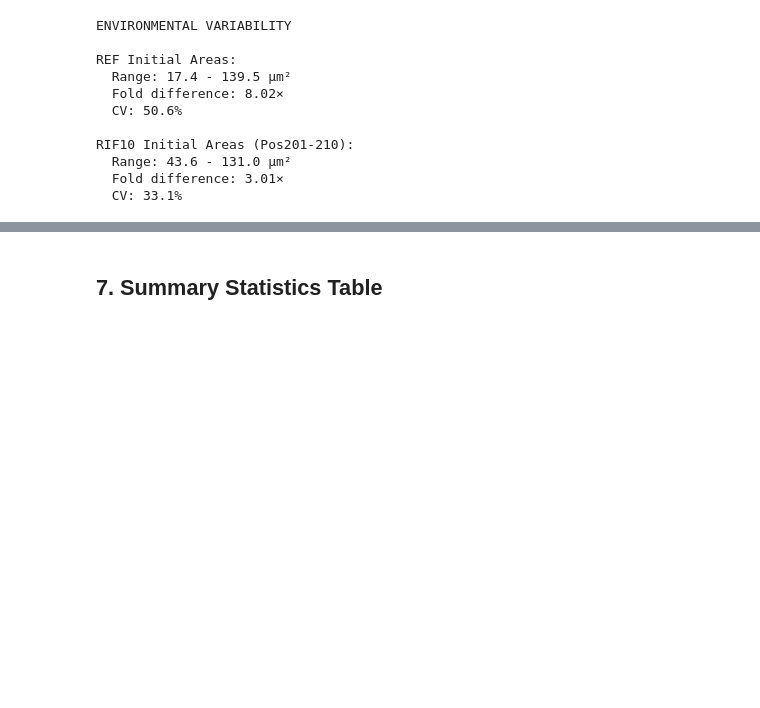
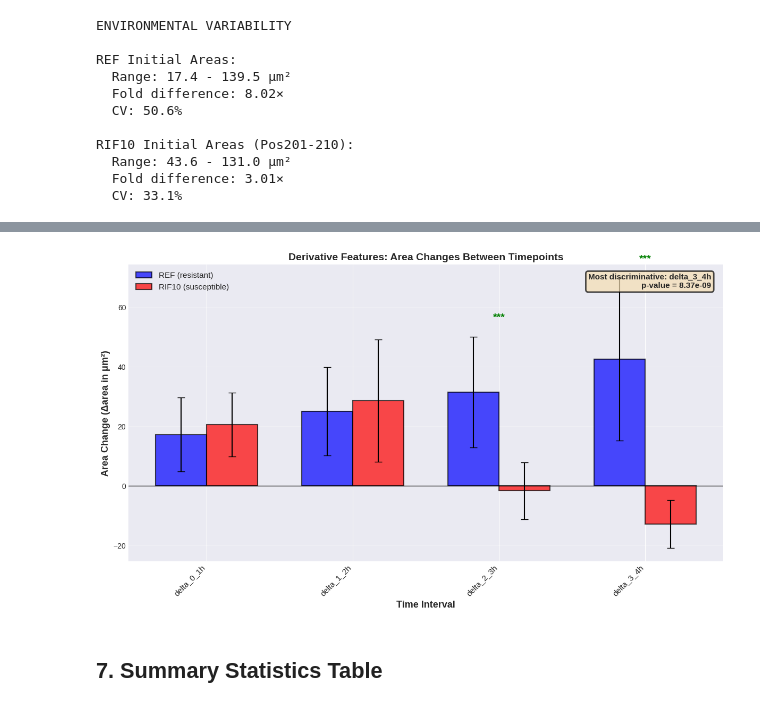
Before and after one commit to dafnespaccavento/sparse-timepoint-tb-testing, a Jupyter notebook: Data_analysis.ipynb, the cells around one changed output, grey strips where cells are left out. Saved outputs shown, nothing was run; the diff lists cells and outputs as text; code cells hidden in the pictures; blank space fills up the shorter version.

```diff
--- a/Data_analysis.ipynb
+++ b/Data_analysis.ipynb
@@ -462,0 +637,19 @@ RIF10 Initial Areas (Pos201-210):
+# %%
+from scipy.stats import ttest_ind
+
+print("STATISTICAL ANALYSIS: DERIVATIVE FEATURES")
+
+print(f"\n{'Feature':<20s} {'t-statistic':<15s} {'p-value':<15s} {'Significant?'}")
+print(f"{'-'*20} {'-'*15} {'-'*15} {'-'*12}")
+
+p_values = []
+for i in range(len(deriv_names)):
+    t_stat, p_val = ttest_ind(ref_derivatives[:, i], rif10_derivatives[:, i])
+    p_values.append(p_val)
+    significant = " YES" if p_val < 0.05 else "  No"
+    print(f"{deriv_names[i]:<20s} {t_stat:>14.3f}  {p_val:>14.4f}  {significant}")
+
+best_feature_idx = np.argmin(p_values)
+best_feature_name = deriv_names[best_feature_idx]
+
+print(f"\n Most discriminative feature: {best_feature_name} (p={p_values[best_feature_idx]:.2e})")
@@ -463,3 +667,55 @@ RIF10 Initial Areas (Pos201-210):
+# %%
+# VISUALIZATION: DERIVATIVE FEATURES
+
+fig, ax = plt.subplots(figsize=(12, 7))
+
+# Calculate statistics
+x_pos = np.arange(len(deriv_names))
+ref_means = ref_derivatives.mean(axis=0)
+rif10_means = rif10_derivatives.mean(axis=0)
+ref_stds = ref_derivatives.std(axis=0)
+rif10_stds = rif10_derivatives.std(axis=0)
+
+width = 0.35
+
+# Create bars
+bars1 = ax.bar(x_pos - width/2, ref_means, width, yerr=ref_stds,
+               label='REF (resistant)', color='blue', alpha=0.7,
+               capsize=5, edgecolor='black', linewidth=1.5)
+bars2 = ax.bar(x_pos + width/2, rif10_means, width, yerr=rif10_stds,
+               label='RIF10 (susceptible)', color='red', alpha=0.7,
+               capsize=5, edgecolor='black', linewidth=1.5)
+
+# Highlight statistically significant features
+for i, (name, p_val) in enumerate(zip(deriv_names, p_values)):
+    if p_val < 0.05:
+        # Add star for significance
+        max_height = max(ref_means[i] + ref_stds[i], rif10_means[i] + rif10_stds[i])
+        ax.text(i, max_height + 5, '***' if p_val < 0.001 else '**' if p_val < 0.01 else '*',
+                ha='center', va='bottom', fontsize=14, fontweight='bold', color='green')
+
+# Formatting
+ax.set_xlabel('Time Interval', fontweight='bold', fontsize=13)
+ax.set_ylabel('Area Change (Δarea in μm²)', fontweight='bold', fontsize=13)
+ax.set_title('Derivative Features: Area Changes Between Timepoints',
+             fontweight='bold', fontsize=14)
+ax.set_xticks(x_pos)
+ax.set_xticklabels(deriv_names, rotation=45, ha='right', fontsize=11)
+ax.legend(fontsize=11, loc='upper left')
+ax.grid(axis='y', alpha=0.3)
+ax.axhline(y=0, color='black', linestyle='-', linewidth=1)
+
+# Add text box with key insights
+textstr = f'Most discriminative: {best_feature_name}\np-value = {p_values[best_feature_idx]:.2e}'
+props = dict(boxstyle='round', facecolor='wheat', alpha=0.7, edgecolor='black', linewidth=2)
+ax.text(0.98, 0.97, textstr, transform=ax.transAxes, fontsize=11,
+        verticalalignment='top', horizontalalignment='right', bbox=props, fontweight='bold')
+
+plt.tight_layout()
+plt.savefig(OUTPUT_DIR / 'derivative_features_area_changes.png', dpi=300, bbox_inches='tight')
+plt.show()
+# %% [output]
+[figure, added]
 # %% [markdown]
 ## 7. Summary Statistics Table
 # %%
```
Also changed, not shown: parts of 15 cells of this notebook, 1 other file.
